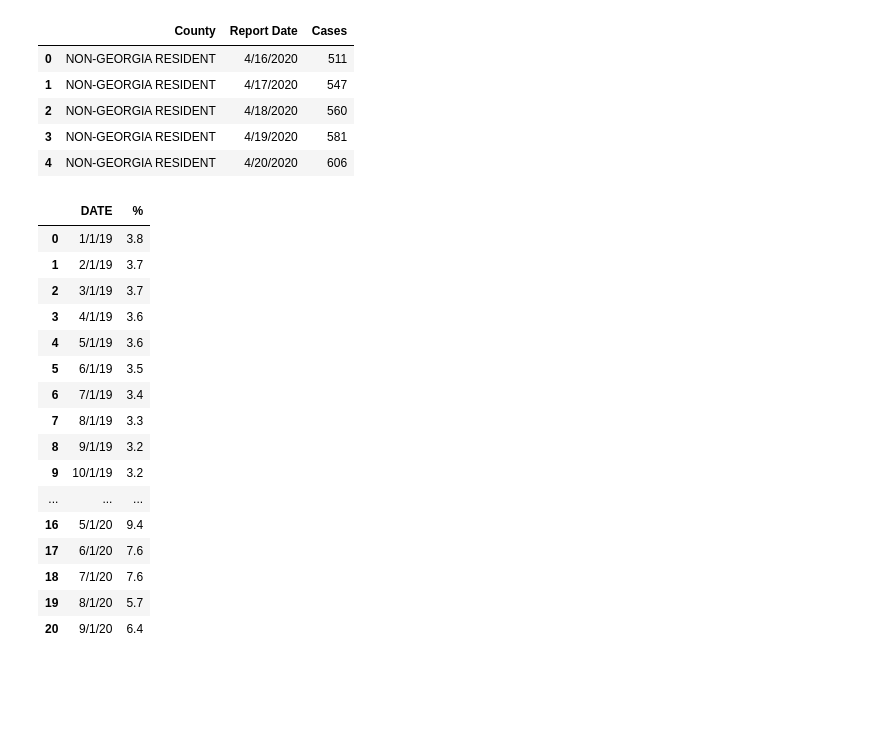
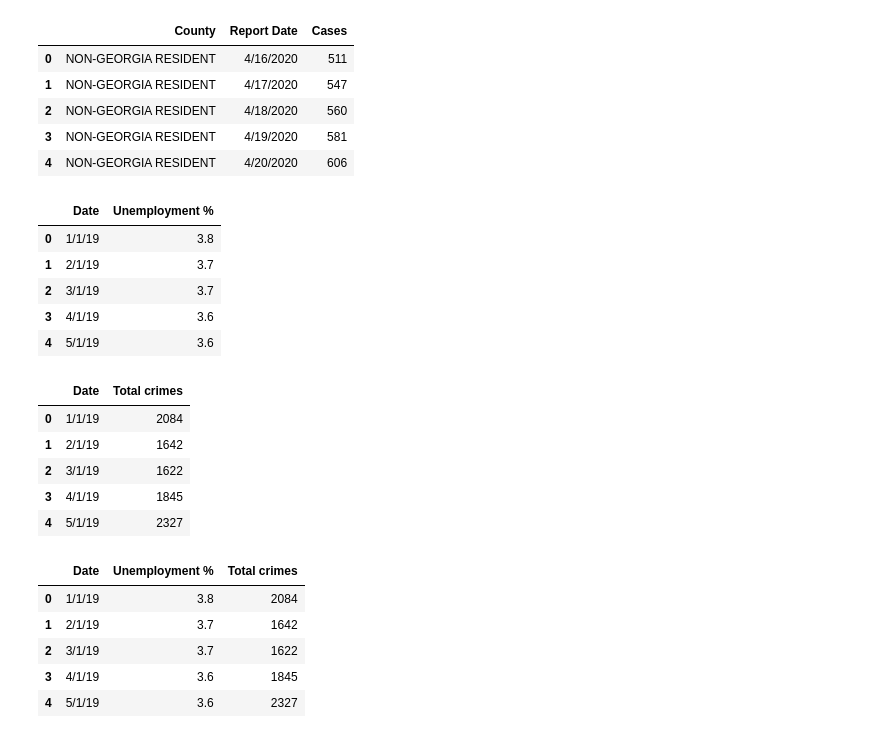
Before and after one commit to lrios215/project_1, a Jupyter notebook: Project1.ipynb, the cells around one changed output. Saved outputs shown, nothing was run; the diff lists cells and outputs as text; code cells hidden in the pictures; blank space fills up the shorter version.

```diff
--- a/Project1.ipynb
+++ b/Project1.ipynb
@@ -169,22 +170,32 @@ covid_2020_df.head()
 | 4 | NON-GEORGIA RESIDENT | 4/20/2020 | 606 |
 # %%
 unemployment = pd.read_csv(unemployment)
-unemployment
+unemployment.head()
 # %% [output]
-|  | DATE | % |
+|  | Date | Unemployment % |
 | 0 | 1/1/19 | 3.8 |
 | 1 | 2/1/19 | 3.7 |
 | 2 | 3/1/19 | 3.7 |
 | 3 | 4/1/19 | 3.6 |
 | 4 | 5/1/19 | 3.6 |
-| 5 | 6/1/19 | 3.5 |
-| 6 | 7/1/19 | 3.4 |
-| 7 | 8/1/19 | 3.3 |
-| 8 | 9/1/19 | 3.2 |
-| 9 | 10/1/19 | 3.2 |
-| ... | ... | ... |
-| 16 | 5/1/20 | 9.4 |
-| 17 | 6/1/20 | 7.6 |
-| 18 | 7/1/20 | 7.6 |
-| 19 | 8/1/20 | 5.7 |
-| 20 | 9/1/20 | 6.4 |
+# %%
+crime_total = pd.read_csv(crime_totals)
+crime_total.head()
+# %% [output]
+|  | Date | Total crimes |
+| 0 | 1/1/19 | 2084 |
+| 1 | 2/1/19 | 1642 |
+| 2 | 3/1/19 | 1622 |
+| 3 | 4/1/19 | 1845 |
+| 4 | 5/1/19 | 2327 |
+# %%
+crime_vs_unemployment = pd.merge(unemployment, crime_total, on = "Date")
+
+crime_vs_unemployment.head()
+# %% [output]
+|  | Date | Unemployment % | Total crimes |
+| 0 | 1/1/19 | 3.8 | 2084 |
+| 1 | 2/1/19 | 3.7 | 1642 |
+| 2 | 3/1/19 | 3.7 | 1622 |
+| 3 | 4/1/19 | 3.6 | 1845 |
+| 4 | 5/1/19 | 3.6 | 2327 |
```
Also changed, not shown: parts of 5 cells of this notebook, 3 other files.
